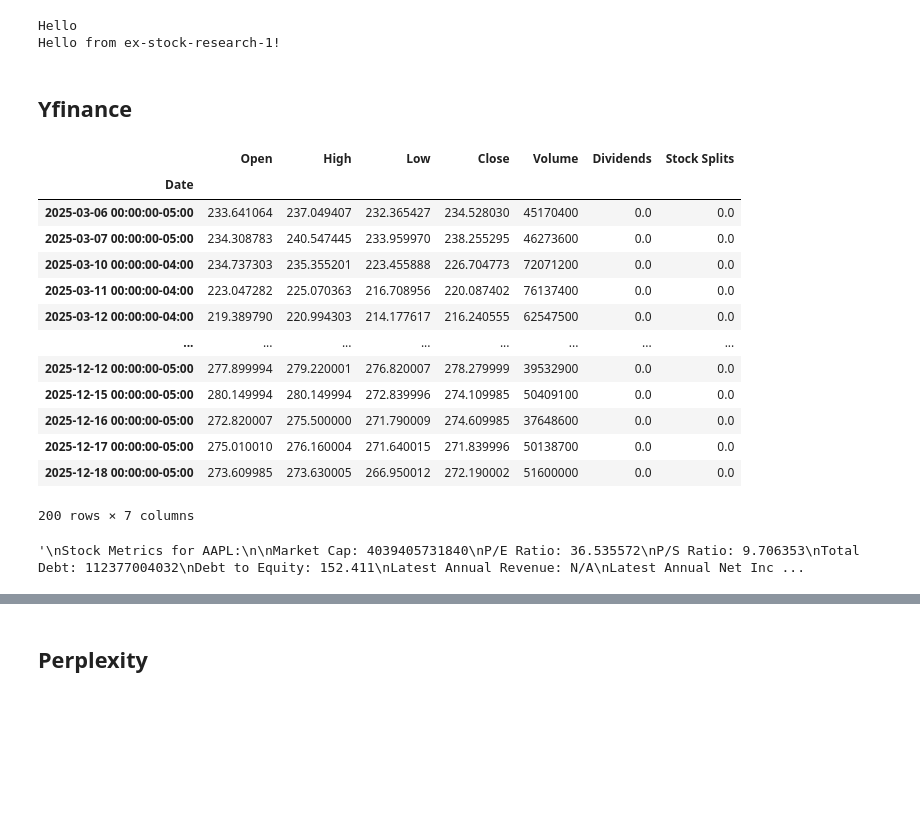
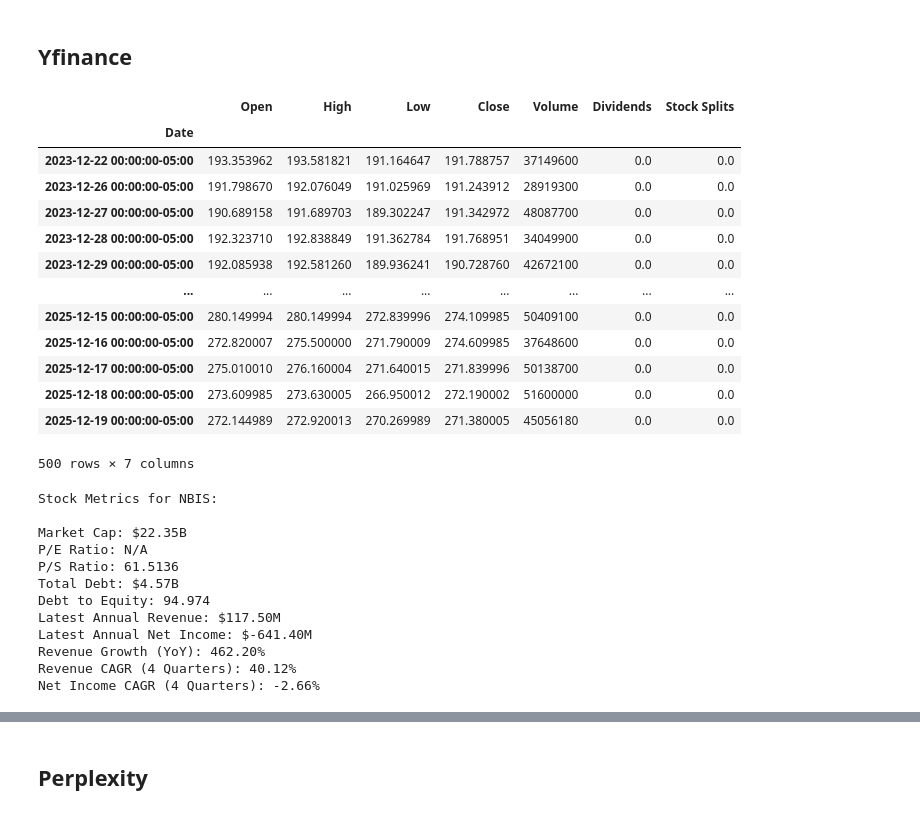
Before and after one commit to laxman-munigala/ex_stock_research_1, a Jupyter notebook: notebooks/test.ipynb, the cells around one changed output, grey strips where cells are left out. Drawn from its saved outputs; the diff is of its cells as text; code cells hidden in the pictures; blank space fills up the shorter version.

```diff
--- a/notebooks/test.ipynb
+++ b/notebooks/test.ipynb
@@ -1,35 +7,40 @@
 # %%
 import main
 import tools.customtool as yft
-# %%
-print("Hello")
-main.main()
-# %% [output]
-Hello
-Hello from ex-stock-research-1!
 # %% [markdown]
 ## Yfinance
 # %%
-df=yft.get_stock_data('AAPL',200,'day')
+df=yft.get_stock_data('AAPL',2*250,'day')
 df
 # %% [output]
 |  | Open | High | Low | Close | Volume | Dividends | Stock Splits |
 | Date |  |  |  |  |  |  |  |
-| 2025-03-06 00:00:00-05:00 | 233.641064 | 237.049407 | 232.365427 | 234.528030 | 45170400 | 0.0 | 0.0 |
-| 2025-03-07 00:00:00-05:00 | 234.308783 | 240.547445 | 233.959970 | 238.255295 | 46273600 | 0.0 | 0.0 |
-| 2025-03-10 00:00:00-04:00 | 234.737303 | 235.355201 | 223.455888 | 226.704773 | 72071200 | 0.0 | 0.0 |
-| 2025-03-11 00:00:00-04:00 | 223.047282 | 225.070363 | 216.708956 | 220.087402 | 76137400 | 0.0 | 0.0 |
-| 2025-03-12 00:00:00-04:00 | 219.389790 | 220.994303 | 214.177617 | 216.240555 | 62547500 | 0.0 | 0.0 |
+| 2023-12-22 00:00:00-05:00 | 193.353962 | 193.581821 | 191.164647 | 191.788757 | 37149600 | 0.0 | 0.0 |
+| 2023-12-26 00:00:00-05:00 | 191.798670 | 192.076049 | 191.025969 | 191.243912 | 28919300 | 0.0 | 0.0 |
+| 2023-12-27 00:00:00-05:00 | 190.689158 | 191.689703 | 189.302247 | 191.342972 | 48087700 | 0.0 | 0.0 |
+| 2023-12-28 00:00:00-05:00 | 192.323710 | 192.838849 | 191.362784 | 191.768951 | 34049900 | 0.0 | 0.0 |
+| 2023-12-29 00:00:00-05:00 | 192.085938 | 192.581260 | 189.936241 | 190.728760 | 42672100 | 0.0 | 0.0 |
 | ... | ... | ... | ... | ... | ... | ... | ... |
-| 2025-12-12 00:00:00-05:00 | 277.899994 | 279.220001 | 276.820007 | 278.279999 | 39532900 | 0.0 | 0.0 |
 | 2025-12-15 00:00:00-05:00 | 280.149994 | 280.149994 | 272.839996 | 274.109985 | 50409100 | 0.0 | 0.0 |
 | 2025-12-16 00:00:00-05:00 | 272.820007 | 275.500000 | 271.790009 | 274.609985 | 37648600 | 0.0 | 0.0 |
 | 2025-12-17 00:00:00-05:00 | 275.010010 | 276.160004 | 271.640015 | 271.839996 | 50138700 | 0.0 | 0.0 |
 | 2025-12-18 00:00:00-05:00 | 273.609985 | 273.630005 | 266.950012 | 272.190002 | 51600000 | 0.0 | 0.0 |
+| 2025-12-19 00:00:00-05:00 | 272.144989 | 272.920013 | 270.269989 | 271.380005 | 45056180 | 0.0 | 0.0 |
-200 rows × 7 columns
+500 rows × 7 columns
 # %%
-yft.get_stock_metrics('AAPL')
+print(yft.get_stock_metrics('NBIS'))
 # %% [output]
-'\nStock Metrics for AAPL:\n\nMarket Cap: 4039405731840\nP/E Ratio: 36.535572\nP/S Ratio: 9.706353\nTotal Debt: 112377004032\nDebt to Equity: 152.411\nLatest Annual Revenue: N/A\nLatest Annual Net Inc ...
+Stock Metrics for NBIS:
+
+Market Cap: $22.35B
+P/E Ratio: N/A
+P/S Ratio: 61.5136
+Total Debt: $4.57B
+Debt to Equity: 94.974
+Latest Annual Revenue: $117.50M
+Latest Annual Net Income: $-641.40M
+Revenue Growth (YoY): 462.20%
+Revenue CAGR (4 Quarters): 40.12%
+Net Income CAGR (4 Quarters): -2.66%
 # %%
 yft.generate_stock_chart(df,'AAPL','outputs/AAPL.png')
```
Also changed, not shown: parts of 3 cells of this notebook, 4 other files.
